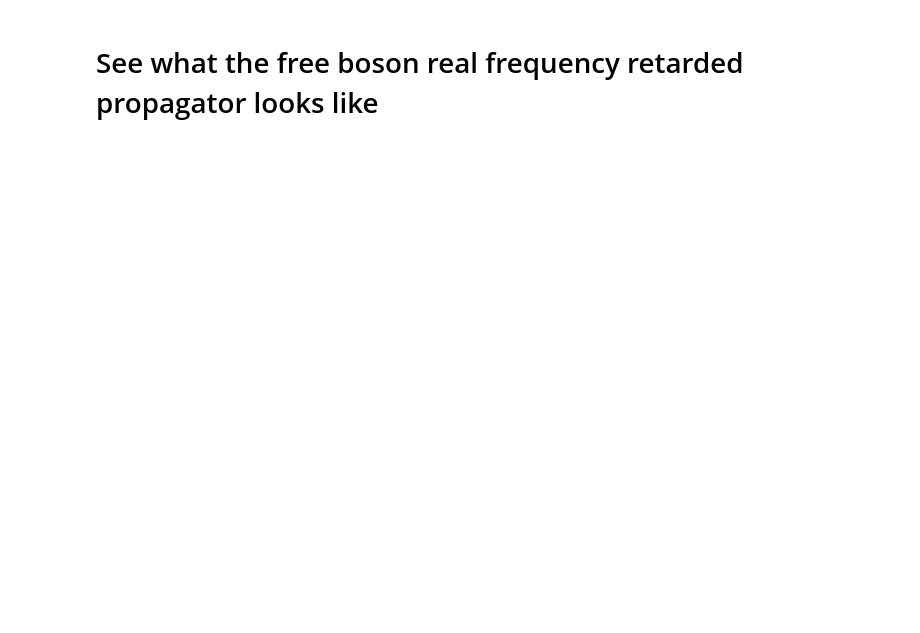
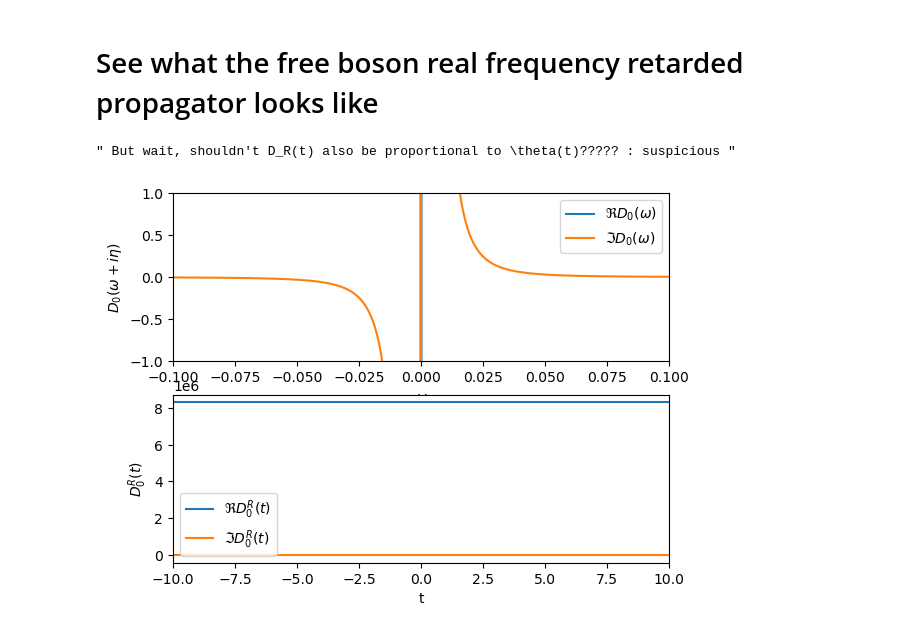
Before and after one commit to aravindhshankar/TwoSidedYSYK, a Jupyter notebook: RealTimesingleYSYK.ipynb, the cells around one changed output. Drawn from its saved outputs; the diff is of its cells as text; code cells hidden in the pictures; blank space fills up the shorter version.

Commit message:
added understanding of how big eta should be

```diff
--- a/RealTimesingleYSYK.ipynb
+++ b/RealTimesingleYSYK.ipynb
@@ -13,13 +13,14 @@ def rhotosigma(rhoG,rhoD,M,dt,t,g,kappa=1,delta=1e-6):
     '''
     returns [Sigma,Pi] given rhos
     '''
+    eta = np.pi/(M*dt)*0.1
     rhoGrev = np.concatenate(([rhoG[-1]], rhoG[1:][::-1]))
     rhoFpp = (1/np.pi)*freq2time(rhoG * fermidirac(beta*omega),M,dt)
     rhoFpm = (1/np.pi)*freq2time(rhoG * fermidirac(-1.*beta*omega),M,dt)
     rhoFmp = (1/np.pi)*freq2time(rhoGrev * fermidirac(beta*(omega)),M,dt)
     rhoFmm = (1/np.pi)*freq2time(rhoGrev * fermidirac(-1.*beta*omega),M,dt)
-    rhoBpp = (1/np.pi)*freq2time(rhoD * boseeinstein(beta*(omega+delta)),M,dt)
-    rhoBpm = (1/np.pi)*freq2time(rhoD * boseeinstein(-1.*beta*(omega+delta)),M,dt)
+    rhoBpp = (1/np.pi)*freq2time(rhoD * boseeinstein(beta*(omega+eta)),M,dt)
+    rhoBpm = (1/np.pi)*freq2time(rhoD * boseeinstein(-1.*beta*(omega+eta)),M,dt)
 
     argSigma = (rhoFpm*rhoBpm - rhoFpp*rhoBpp) * np.exp(-np.abs(delta*t)) * np.heaviside(t,1)
     Sigma = 1j*(g**2)*kappa * time2freq(argSigma,M,dt)
@@ -42,7 +43,9 @@ dt = (2*T)/((2*M))
 t = dt * (np.arange(2*M) - M)
 
 dw = np.pi/(M*dt)
-eta = 1.1011011101111011111 * dw * 0.1
+#eta = 1.1011011101111011111 * dw * 0.1
+#eta = dw*9.
+eta = 1e-4*(1./T)
 
 omega = dw * (np.arange(2*M) - M)
 np.testing.assert_almost_equal(dt*dw*M,np.pi,5, "Error in fundamentals")
@@ -60,7 +63,7 @@ dt =  0.0625
 #GRomega = time2freq((-1j)*np.ones(2*M)*np.heaviside(t,1.0),M,dt)
 #GRomega = time2freq(GRconf(t+1j*delta,J = Jot,beta = beta),M,dt)
 GRomega = 1/(omega + 1j*eta + mu)
-DRomega = 1/(-1.0*(omega+1j*eta)**2 + r)
+DRomega = 1/(-1.0*(omega + 1j*eta)**2 + r)
 #DRomega = -1.0*np.ones(2*M)
 #DRomega = time2freq(-1.0*np.ones(2*M)*np.heaviside(t,1.0),M,dt)
 
@@ -73,7 +76,12 @@ diff = 1
 diffG,diffD = (0.5,0.5)
 xG,xD = (0.5,0.5)
 
-while (diff>err and itern<200):
+while (diff>err and itern<150):
+    if itern<20:
+        eta = 10*dw
+    else:
+        eta = dw*0.01
+
     itern += 1
     diffoldG,diffoldD = (diffG,diffD)
     GRoldomega,DRoldomega = (1.0*GRomega, 1.0*DRomega)
@@ -84,7 +92,7 @@ while (diff>err and itern<200):
     SigmaOmega,PiOmega = rhotosigma(rhoG,rhoD,M,dt,t,g,kappa=1,delta=eta)
     PiOmega[M] = 1.0*r - omegar2
 
-    # if itern < 20 :
+    # if itern < 50 :
     #     PiOmega[M] = 1.0*r - omegar2
 
     GRomega = 1.0*xG/(omega + 1j*eta + mu - SigmaOmega) + (1-xG)*GRoldomega
@@ -92,12 +100,13 @@ while (diff>err and itern<200):
 
     GRt = (0.5/np.pi) * freq2time(GRomega,M,dt)
     DRt = (0.5/np.pi) * freq2time(DRomega,M,dt)
-    GRt = GRt - np.real(GRt)
-    DRt = DRt - np.imag(DRt)
+    #GRt = GRt - np.real(GRt) # make G(t) purely imaginary
+    DRt = DRt - np.imag(DRt) # make D(t) purely real
     GRt[:M] = 0
     DRt[:M] = 0
-    #minval = np.min(DRt[:M])
-    #DRt[:M] = DRt[:M] + np.min(DRt[:M]) #Arbitrary choice to make it positive
+    #GRt[M] = -1j
+    DRt[M] = 0
+
     GRomega = time2freq(GRt,M,dt)
     DRomega = time2freq(DRt,M,dt)
 
@@ -107,11 +116,15 @@ while (diff>err and itern<200):
     #diffD = np. sqrt((0.5/M) * np.sum((np.abs(DRomega-DRoldomega))**2))
     diffG = np. sqrt(np.sum((np.abs(GRomega-GRoldomega))**2)) #changed
     diffD = np. sqrt(np.sum((np.abs(DRomega-DRoldomega))**2))
-    diff = np.max([diffG,diffD])
+    #diff = np.max([diffG,diffD])
+    diff = diffG+diffD
+    diffG,diffD = diff,diff
 
     if diffG>diffoldG:
         xG/=2.
     if diffD>diffoldD:
         xD/=2.
+
+
     print("itern = ",itern, " , diff = ", diffG, diffD, " , x = ", xG, xD, end = '\r')
 # %% [output]
@@ -223,31 +247,34 @@ ax2.legend(loc = 'upper right')
 # %%
 fig,ax = plt.subplots(2)
 
 omega0 = np.sqrt(r)
 DR_free_omega = 1./(r - (omega+1j*eta)**2)
 #DR_free_omega_left = 0.5/omega0 * (1/(omega +1j*eta + omega0 ))
 #DR_free_omega_right = 0.5/omega0 * (-1/(omega + 1j*eta - omega0))
 #DR_free_omega = DR_free_omega_left + DR_free_omega_right
 DR_free_t = (0.5/np.pi)*freq2time(DR_free_omega,M,dt)
 #DR_free_t_left = (0.5/np.pi)*freq2time(DR_free_omega_left,M,dt)
 #DR_free_t_right = (0.5/np.pi)*freq2time(DR_free_omega_right,M,dt)
 #DR_free_t= DR_free_t_left + DR_free_t_right
 
 ax[0].plot(omega,np.real(DR_free_omega), label = r'$\Re{D_0(\omega)}$')
 ax[0].plot(omega,np.imag(DR_free_omega), label = r'$\Im{D_0(\omega)}$')
 ax[0].set_xlabel(r'$\omega$')
 ax[0].set_ylabel(r'$D_0(\omega+i\eta)$')
 ax[0].set_xlim(-0.1,0.1)
 ax[0].set_ylim(-1,1)
 ax[0].legend(loc = 'upper right')
 
 ax[1].plot(t,np.real(DR_free_t), label = r'$\Re D^R_0(t)$')
 ax[1].plot(t,np.imag(DR_free_t), label = r'$\Im D^R_0(t)$')
 ax[1].set_xlabel('t')
 ax[1].set_ylabel(r'$D_0^R(t)$')
-ax[1].set_xlim(-1,10)
+ax[1].set_xlim(-10,10)
 ax[1].legend(loc = 'lower left')
 
 ''' But wait, shouldn't D_R(t) also be proportional to \theta(t)????? : suspicious '''
+# %% [output]
+" But wait, shouldn't D_R(t) also be proportional to \theta(t)????? : suspicious "
+[figure, added]
 # %%
 DRomega[M:M+5], rhoD[M:M+5], GRomega[M:M+5], rhoG[M:M+5]
```
Also changed, not shown: parts of 10 cells of this notebook, 1 other file.
